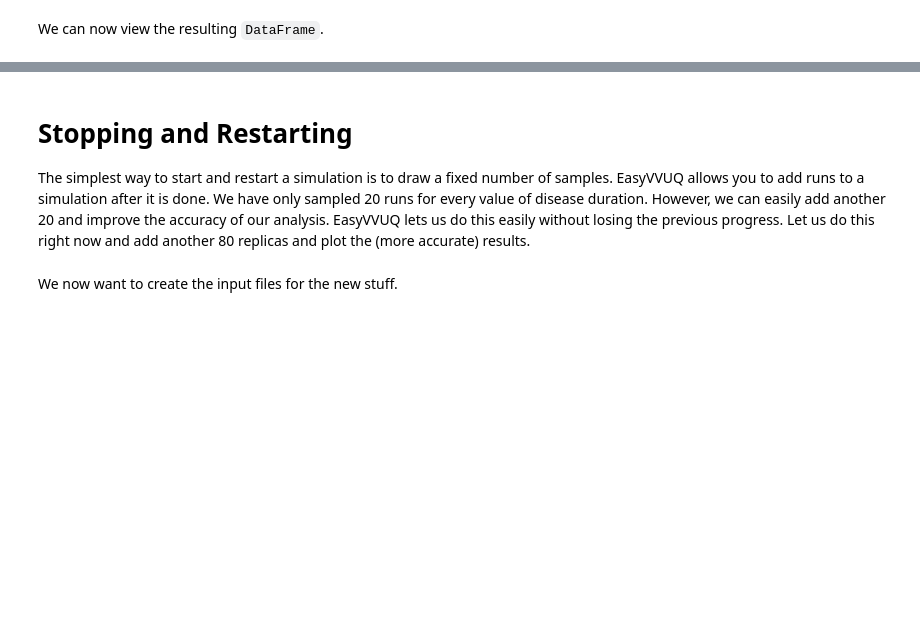
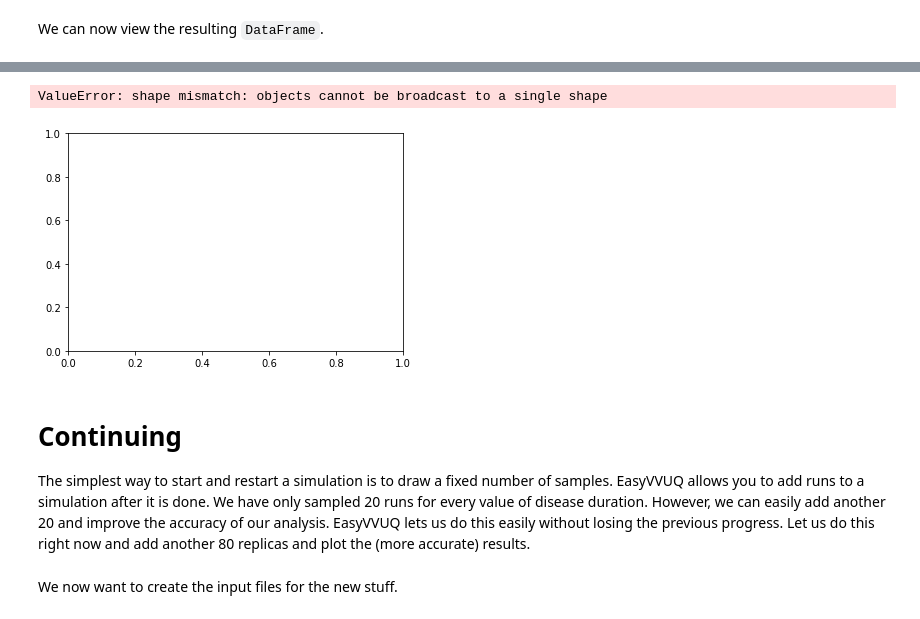
Before and after one commit to UCL-CCS/EasyVVUQ, a Jupyter notebook: docs/mega_tutorial.ipynb, the cells around one changed output, grey strips where cells are left out. Saved outputs shown, nothing was run; the diff lists cells and outputs as text; code cells hidden in the pictures; blank space fills up the shorter version.

```diff
--- a/docs/mega_tutorial.ipynb
+++ b/docs/mega_tutorial.ipynb
@@ -102,7 +102,8 @@ params = {
     "grid_size": {"type": "float", "default": 10},
     "n": {"type": "float", "min": 1, "max": 100, "default": 20},
     "duration": {"type": "float", "min": 0, "max": 365, "default": 28},
-    "mortality": {"type": "float", "min": 0.0, "max": 1.0, "default": 0.2}
+    "mortality": {"type": "float", "min": 0.0, "max": 1.0, "default": 0.2},
+    "ensemble" : {"type": "integer", "default": 0}
 }
 # %% [markdown]
 We will also want to set-up some elements that will stay the same for all the examples. These components are the encoder - which is responsible for creating input files for our simulation and the decoder - which is responsible for parsing the output of the simulation.
@@ -238,6 +239,4 @@ We need to define a different kind of sampler. In our case we want BasicSweep wh
 sweep = {
     "duration" : list(range(2, 30, 2))
 }
-sampler = uq.sampling.BasicSweep(sweep=sweep)
-campaign.set_sampler(sampler)
-campaign.draw_samples(replicas=20)
+sweep_sampler = uq.sampling.BasicSweep(sweep=sweep)
@@ -243,0 +245,4 @@ campaign.draw_samples(replicas=20)
+# %%
+from easyvvuq.sampling import ReplicaSampler
+sampler = ReplicaSampler(sweep_sampler)
+campaign.set_sampler(sampler)
@@ -253,7 +280,7 @@ print(df)
 # %% [markdown]
 One important difference in the analysis stage below is the addition of the `groupby` keyword argument. This means, essentially, that bootstrapping will be done on rows with the same `ensemble_id` value separately. So in the end we will get `(30 - 2) / 2 = 14` triples of the mean value and lower/upper confidence bounds.
 # %%
-analysis = uq.analysis.EnsembleBoot(qoi_cols=["iteration"], groupby='ensemble_id', stat_func=np.mean, stat_name='mean')
+analysis = uq.analysis.EnsembleBoot(qoi_cols=["iteration"], groupby='ensemble', stat_func=np.mean, stat_name='mean')
 campaign.apply_analysis(analysis)
 # %% [markdown]
 We can now view the resulting `DataFrame`.
@@ -263,16 +308,14 @@ print(results)
 # %%
-#print(results['iteration']['mean'] - results['iteration']['low'])
-
-print(results['iteration']['mean'].values.shape)
-print(results['iteration']['high'].values.shape)
-
-plt.errorbar(list(range(2, 28, 2)),
+plt.errorbar(list(range(2, 27, 2)),
              results['iteration']['mean'].values,
              np.array([results['iteration']['mean'].values - results['iteration']['low'].values,
                        results['iteration']['high'].values - results['iteration']['mean'].values]))
 plt.show()
+# %% [output]
+ValueError: shape mismatch: objects cannot be broadcast to a single shape
+[figure, added]
 # %% [markdown]
-# Stopping and Restarting
+# Continuing
 
 The simplest way to start and restart a simulation is to draw a fixed number of samples. EasyVVUQ allows you to add runs to a simulation after it is done. We have only sampled 20 runs for every value of disease duration. However, we can easily add another 20 and improve the accuracy of our analysis. EasyVVUQ lets us do this easily without losing the previous progress. Let us do this right now and add another 80 replicas and plot the (more accurate) results.
 # %%
```
Also changed, not shown: parts of 11 cells of this notebook, 3 other files.
